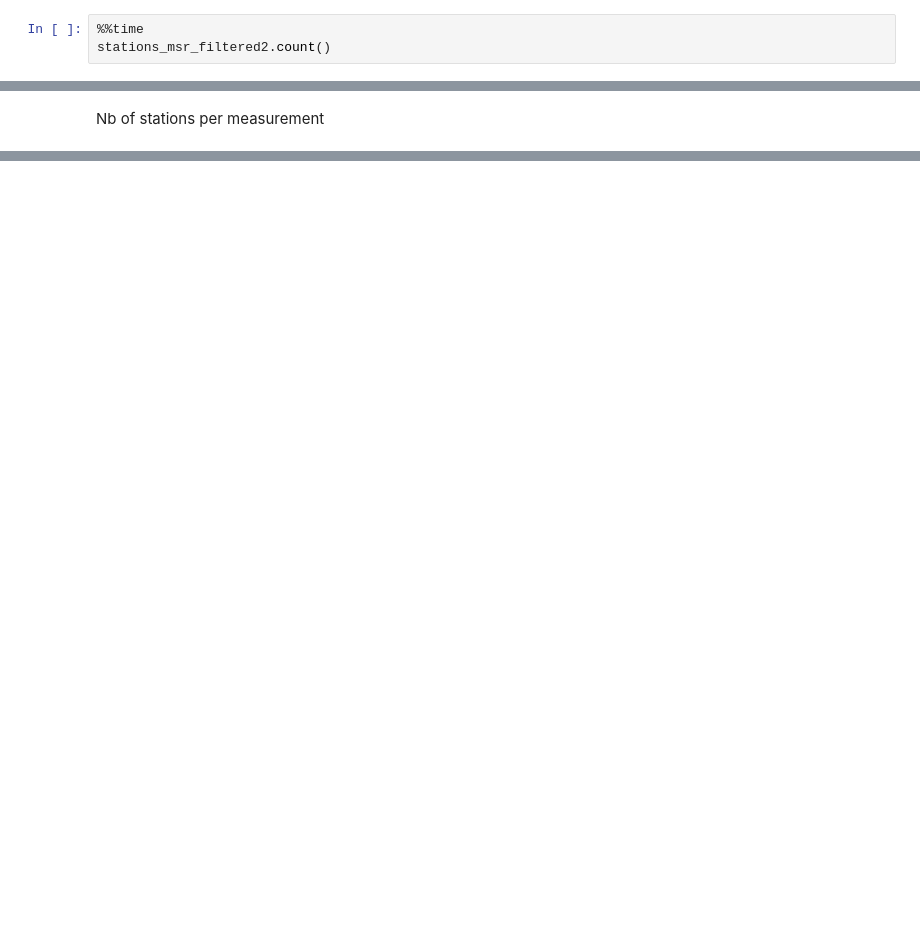
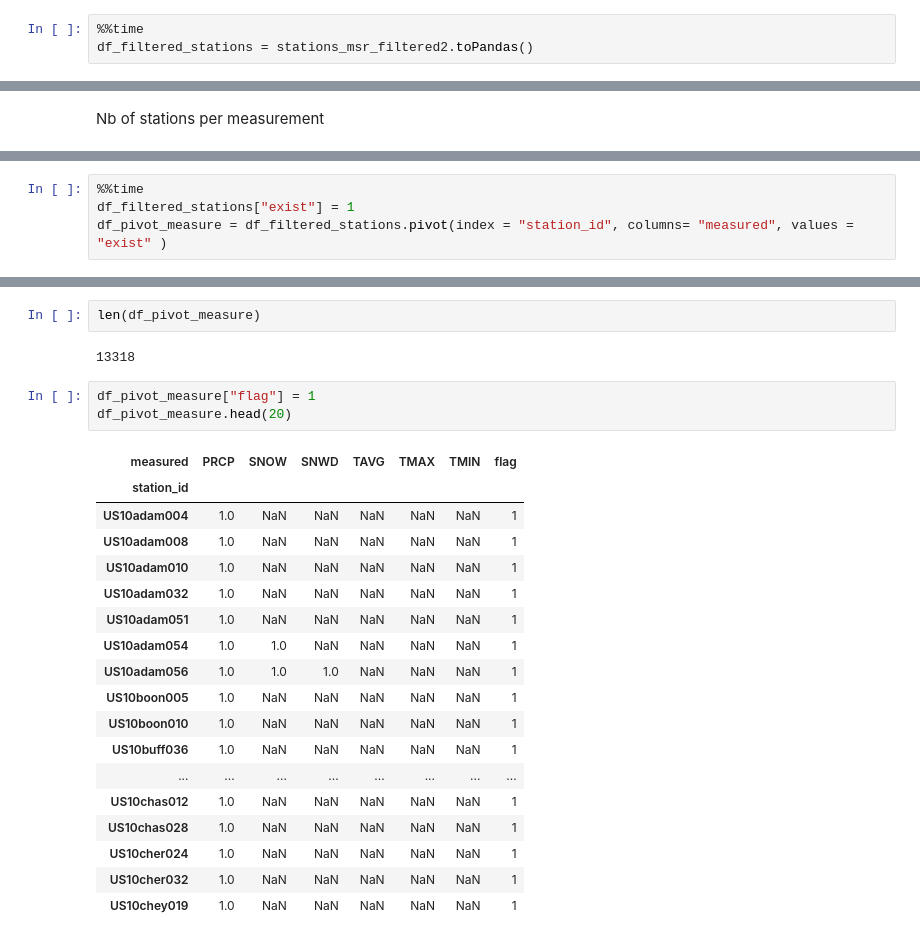
Before and after one commit to severine-baudry/capstone_data_engineer, a Jupyter notebook: US_weather_explore_measurements.ipynb, the cells around one changed output, grey strips where cells are left out. Saved outputs shown, nothing was run; the diff lists cells and outputs as text; blank space fills up the shorter version.

Commit message:
after filtering and grouping, performs data analysis in pandas rather than pyspark for each set of elements, count the number of stations providing reliable info

```diff
--- a/US_weather_explore_measurements.ipynb
+++ b/US_weather_explore_measurements.ipynb
@@ -123,5 +123,5 @@ CPU times: user 2.59 ms, sys: 399 µs, total: 2.99 ms
 Wall time: 132 ms
 # %%
 %%time
-stations_msr_filtered2.count()
+df_filtered_stations = stations_msr_filtered2.toPandas()
 # %% [output]
@@ -179,0 +188,4 @@ universal_stations = df_nb_days.filter( df_nb_days["nb_days"] > 350) \
+# %%
+%%time
+df_filtered_stations["exist"] = 1
+df_pivot_measure = df_filtered_stations.pivot(index = "station_id", columns= "measured", values = "exist" )
@@ -179,0 +205,26 @@ universal_stations = df_nb_days.filter( df_nb_days["nb_days"] > 350) \
+# %%
+len(df_pivot_measure)
+# %% [output]
+13318
+# %%
+df_pivot_measure["flag"] = 1
+df_pivot_measure.head(20)
+# %% [output]
+| measured | PRCP | SNOW | SNWD | TAVG | TMAX | TMIN | flag |
+| station_id |  |  |  |  |  |  |  |
+| US10adam004 | 1.0 | NaN | NaN | NaN | NaN | NaN | 1 |
+| US10adam008 | 1.0 | NaN | NaN | NaN | NaN | NaN | 1 |
+| US10adam010 | 1.0 | NaN | NaN | NaN | NaN | NaN | 1 |
+| US10adam032 | 1.0 | NaN | NaN | NaN | NaN | NaN | 1 |
+| US10adam051 | 1.0 | NaN | NaN | NaN | NaN | NaN | 1 |
+| US10adam054 | 1.0 | 1.0 | NaN | NaN | NaN | NaN | 1 |
+| US10adam056 | 1.0 | 1.0 | 1.0 | NaN | NaN | NaN | 1 |
+| US10boon005 | 1.0 | NaN | NaN | NaN | NaN | NaN | 1 |
+| US10boon010 | 1.0 | NaN | NaN | NaN | NaN | NaN | 1 |
+| US10buff036 | 1.0 | NaN | NaN | NaN | NaN | NaN | 1 |
+| ... | ... | ... | ... | ... | ... | ... | ... |
+| US10chas012 | 1.0 | NaN | NaN | NaN | NaN | NaN | 1 |
+| US10chas028 | 1.0 | NaN | NaN | NaN | NaN | NaN | 1 |
+| US10cher024 | 1.0 | NaN | NaN | NaN | NaN | NaN | 1 |
+| US10cher032 | 1.0 | NaN | NaN | NaN | NaN | NaN | 1 |
+| US10chey019 | 1.0 | NaN | NaN | NaN | NaN | NaN | 1 |
```
Also changed, not shown: parts of 19 cells of this notebook.
